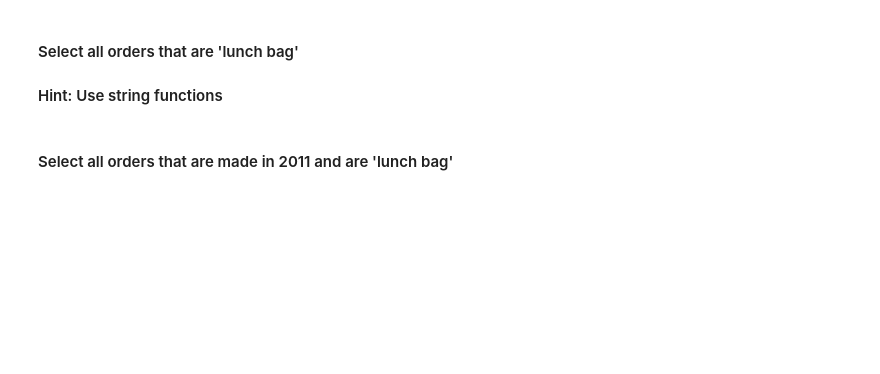
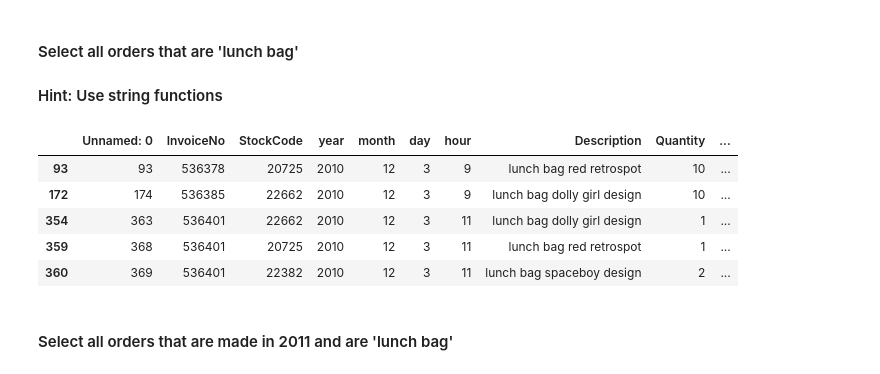
Before and after one commit to Ironhack-Data-Madrid-Enero-2022/lab-subsetting-and-descriptive-stats, a Jupyter notebook: your-code/main.ipynb, the cells around one changed output. Drawn from its saved outputs; the diff is of its cells as text; code cells hidden in the pictures; blank space fills up the shorter version.

```diff
--- a/your-code/main.ipynb
+++ b/your-code/main.ipynb
@@ -428,2 +443,12 @@ AttributeError: 'DataFrameGroupBy' object has no attribute 'value_counts'
+# %%
+lunch_bag = orders[orders.Description.str.contains("lunch bag")]
+lunch_bag.head(5)
+# %% [output]
+|  | Unnamed: 0 | InvoiceNo | StockCode | year | month | day | hour | Description | Quantity | ... |
+| 93 | 93 | 536378 | 20725 | 2010 | 12 | 3 | 9 | lunch bag red retrospot | 10 | ... |
+| 172 | 174 | 536385 | 22662 | 2010 | 12 | 3 | 9 | lunch bag dolly girl design | 10 | ... |
+| 354 | 363 | 536401 | 22662 | 2010 | 12 | 3 | 11 | lunch bag dolly girl design | 1 | ... |
+| 359 | 368 | 536401 | 20725 | 2010 | 12 | 3 | 11 | lunch bag red retrospot | 1 | ... |
+| 360 | 369 | 536401 | 22382 | 2010 | 12 | 3 | 11 | lunch bag spaceboy design | 2 | ... |
 # %% [markdown]
 #### Select all orders that are made in 2011 and are 'lunch bag'
```
Also changed, not shown: parts of 23 cells of this notebook.
